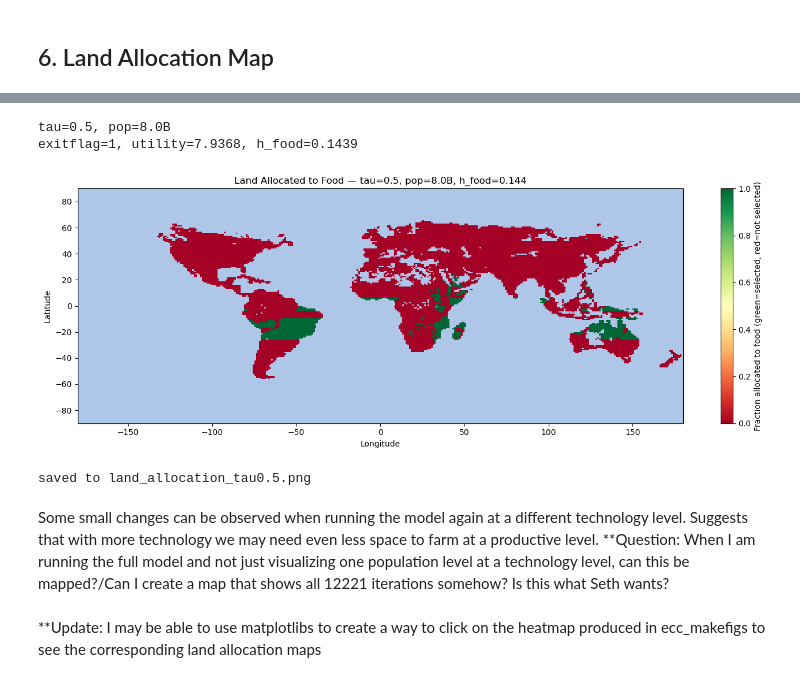
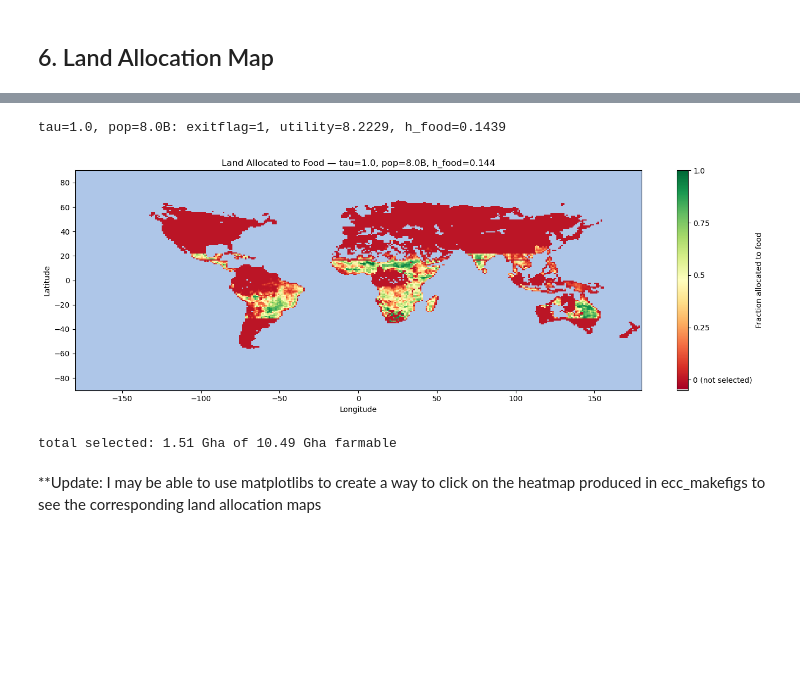
Before and after one commit to evasbenson/ECC_model, a Jupyter notebook: ecc_analysis.ipynb, the cells around one changed output, grey strips where cells are left out. Drawn from its saved outputs; the diff is of its cells as text; code cells hidden in the pictures; blank space fills up the shorter version.

```diff
--- a/ecc_analysis.ipynb
+++ b/ecc_analysis.ipynb
@@ -30,6 +30,9 @@ imports ok
 # %% [markdown]
 ## 2. Load Spatial Data
 # %%
+PAR_grid, area, farmedPct, eimat, is_land = load_spatial_data()
+area_ha = area / 10000
+
 ei_mean = np.mean(eimat, axis=2)
 is_land = (ei_mean > 0) & (farmedPct > 0)
 print(f'farmable land cells: {is_land.sum()} of {180*360}')
@@ -430,66 +459,65 @@ saved to land_allocation_map.png
 # %%
-# test land allocation at different technology level
-tau_test = 0.5
+# scenario testing: only change below 2 numbers to explore scenarios
+tau_test = 1.0
 pop_test = 8.0
-
+# ----------------------------------------
 kcal_per_ha_test, _ = get_kcal_per_ha(PAR_grid, eimat, area, tau_test)
-
-# rerun optimizer
 params_test = get_parameters()
 sols_test   = get_analytic_sols(params_test)
 p_test      = setup_params(pop_test, tau_test, params_test, sols_test,
-                           use_spatial=True,
-                           kcal_per_ha=kcal_per_ha_test, area_ha=area_ha,
-                           farmedPct=farmedPct, is_land=is_land)
+                           use_spatial=True, kcal_per_ha=kcal_per_ha_test,
+                           area_ha=area_ha, farmedPct=farmedPct, is_land=is_land)
 sol_test, util_test, flag_test = ecc_optimization(pop_test, tau_test, p_test)
+h_food_share_test = sol_test[9]
+print(f'tau={tau_test}, pop={pop_test}B: exitflag={flag_test}, utility={-util_test:.4f}, h_food={h_food_share_test:.4f}')
 
-print(f'tau={tau_test}, pop={pop_test}B')
-print(f'exitflag={flag_test}, utility={-util_test:.4f}, h_food={sol_test[9]:.4f}')
-
-# land allocation map
-h_food_share_test = sol_test[9]
 g_flat_test   = kcal_per_ha_test.ravel()
 area_flat     = area_ha.ravel()
 farmed_flat   = farmedPct.ravel()
 land_flat     = is_land.ravel()
 farmable      = (farmed_flat > 0) & land_flat
-
-total_farmable_ha = np.nansum(area_flat * farmable)
-target_ha         = min(h_food_share_test * np.nansum(area_ha * is_land), total_farmable_ha)
-
-order       = np.argsort(-g_flat_test)
-selected    = np.zeros(len(g_flat_test))
-accumulated = 0.0
-
+unfarmed_land = (farmed_flat == 0) & land_flat
+total_ha_test = np.nansum(area_flat * land_flat)
+target_ha     = h_food_share_test * total_ha_test
+farmed_area   = farmed_flat * area_flat * farmable
+unfarmed_area = area_flat * unfarmed_land
+order         = np.argsort(-g_flat_test)
+selected      = np.zeros(len(g_flat_test))
+accumulated   = 0.0
 for idx in order:
-    if not farmable[idx] or area_flat[idx] <= 0:
-        continue
-    if accumulated >= target_ha:
-        break
-    take = min(area_flat[idx], target_ha - accumulated)
+    if farmed_area[idx] <= 0: continue
+    if accumulated >= target_ha: break
+    take = min(farmed_area[idx], target_ha - accumulated)
+    selected[idx] = take / area_flat[idx]
+    accumulated  += take
+for idx in order:
+    if unfarmed_area[idx] <= 0: continue
+    if accumulated >= target_ha: break
+    take = min(unfarmed_area[idx], target_ha - accumulated)
     selected[idx] = take / area_flat[idx]
     accumulated  += take
 
-selected_2d = np.where(farmedPct > 0, selected.reshape(180, 360), np.nan)
-
+selected_2d = selected.reshape(180, 360)
+display_2d  = np.where(farmedPct > 0, selected_2d,
+              np.where(is_land, -0.05, np.nan))
+colors_list = ['#d3d3d3'] + list(plt.cm.RdYlGn(np.linspace(0, 1, 256)))
+custom_cmap = LinearSegmentedColormap.from_list('grey_RdYlGn', colors_list, N=257)
 plt.figure(figsize=(14, 5))
-im = plt.pcolormesh(lon2d, lat2d, selected_2d, cmap='RdYlGn',
-                    shading='auto', vmin=0, vmax=1)
-plt.colorbar(im, label='Fraction allocated to food (green=selected, red=not selected)')
+im = plt.pcolormesh(lon2d, lat2d, display_2d, cmap=custom_cmap, shading='auto', vmin=-0.05, vmax=1)
+cbar = plt.colorbar(im, label='Fraction allocated to food')
+cbar.set_ticks([0, 0.25, 0.5, 0.75, 1.0])
+cbar.set_ticklabels(['0 (not selected)', '0.25', '0.5', '0.75', '1.0'])
 plt.title(f'Land Allocated to Food — tau={tau_test}, pop={pop_test}B, h_food={h_food_share_test:.3f}')
 plt.xlabel('Longitude')
 plt.ylabel('Latitude')
 plt.gca().set_facecolor('#aec6e8')
 plt.tight_layout()
-plt.savefig(f'land_allocation_tau{tau_test}.png', dpi=150, bbox_inches='tight')
+plt.savefig(f'land_allocation_tau{tau_test}_pop{int(pop_test)}.png', dpi=150, bbox_inches='tight')
 plt.show()
-print(f'saved to land_allocation_tau{tau_test}.png')
+print(f'total selected: {np.nansum(selected*area_flat)/1e9:.2f} Gha of {np.nansum(area_flat*farmable)/1e9:.2f} Gha farmable')
 # %% [output]
-tau=0.5, pop=8.0B
-exitflag=1, utility=7.9368, h_food=0.1439
+tau=1.0, pop=8.0B: exitflag=1, utility=8.2229, h_food=0.1439
-[figure, old version]
+[figure, new version]
-saved to land_allocation_tau0.5.png
+total selected: 1.51 Gha of 10.49 Gha farmable
-# %% [markdown]
-Some small changes can be observed when running the model again at a different technology level. Suggests that with more technology we may need even less space to farm at a productive level. **Question: When I am running the full model and not just visualizing one population level at a technology level, can this be mapped?/Can I create a map that shows all 12221 iterations somehow? Is this what Seth wants?
 # %% [markdown]
 **Update: I may be able to use matplotlibs to create a way to click on the heatmap produced in ecc_makefigs to see the corresponding land allocation maps
```
Also changed, not shown: parts of 17 cells of this notebook, 13 other files.
